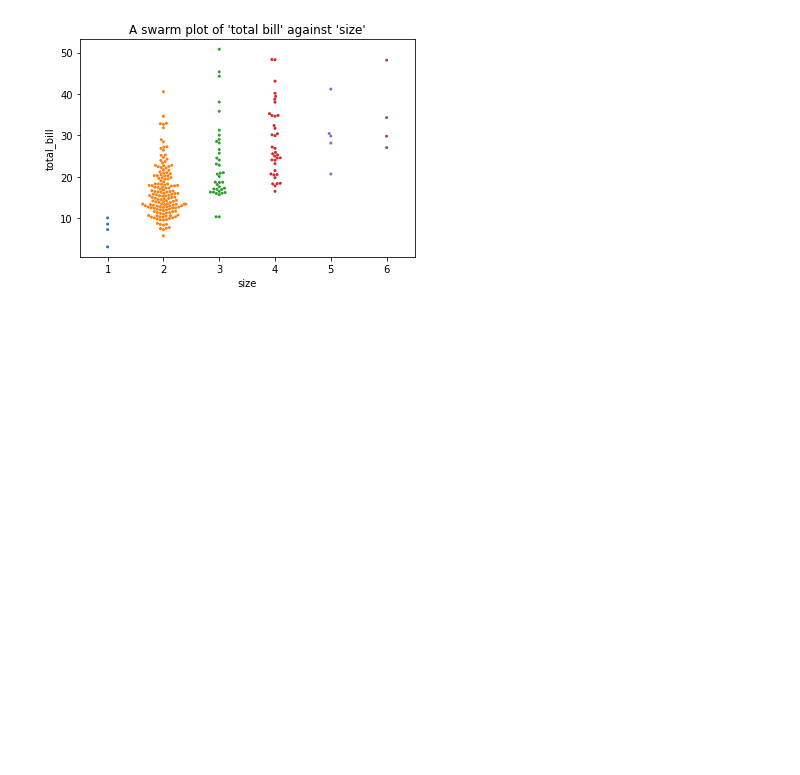
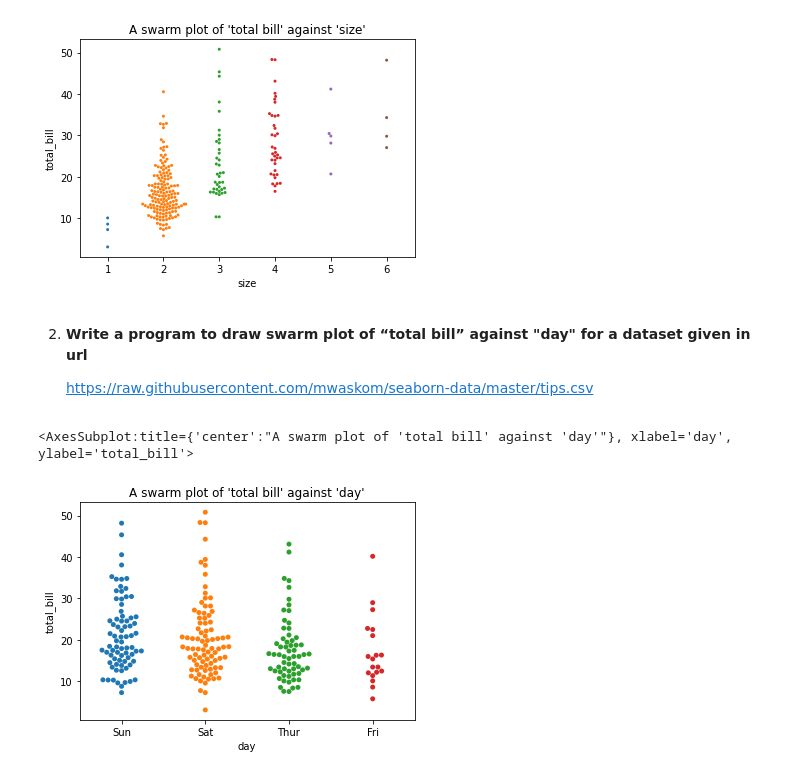
Before and after one commit to NishanthRajkumar/Python-Libraries, a Jupyter notebook: seaborn_programs/seaborn_swarm.ipynb, the cells around one changed output. Cells and saved outputs as stored; diff of their text form; code cells hidden in the pictures; blank space fills up the shorter version.

Commit message:
feat: swarmplot; total bill vs day

```diff
--- a/seaborn_programs/seaborn_swarm.ipynb
+++ b/seaborn_programs/seaborn_swarm.ipynb
@@ -35,3 +35,14 @@ sns.swarmplot(x='size', y='total_bill', data=tips_df, size=3)
 # %% [output]
 <AxesSubplot:title={'center':"A swarm plot of 'total bill' against 'size'"}, xlabel='size', ylabel='total_bill'>
 [figure]
+# %% [markdown]
+2. **Write a program to draw swarm plot of “total bill” against "day" for a dataset given in url**
+
+    https://raw.githubusercontent.com/mwaskom/seaborn-data/master/tips.csv
+# %%
+# A swarm plot of 'total bill' against 'day'
+plt.title("A swarm plot of 'total bill' against 'day'")
+sns.swarmplot(x='day', y='total_bill', data=tips_df)
+# %% [output]
+<AxesSubplot:title={'center':"A swarm plot of 'total bill' against 'day'"}, xlabel='day', ylabel='total_bill'>
+[figure, added]
```
